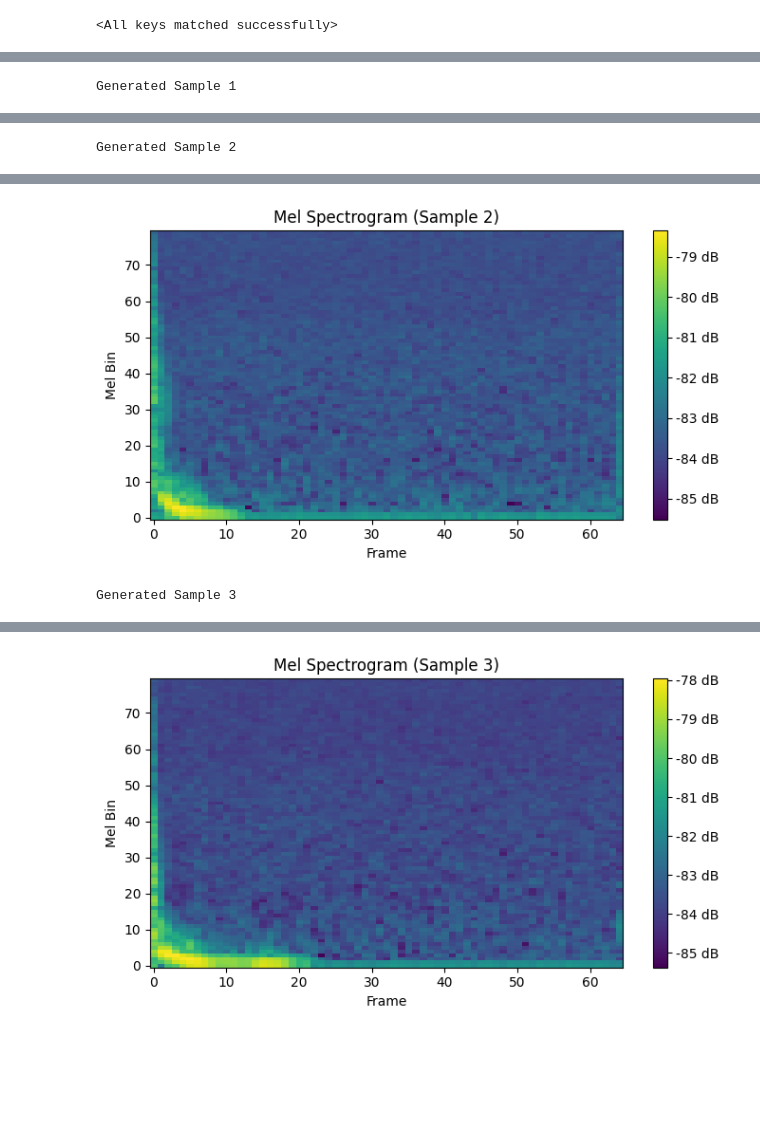
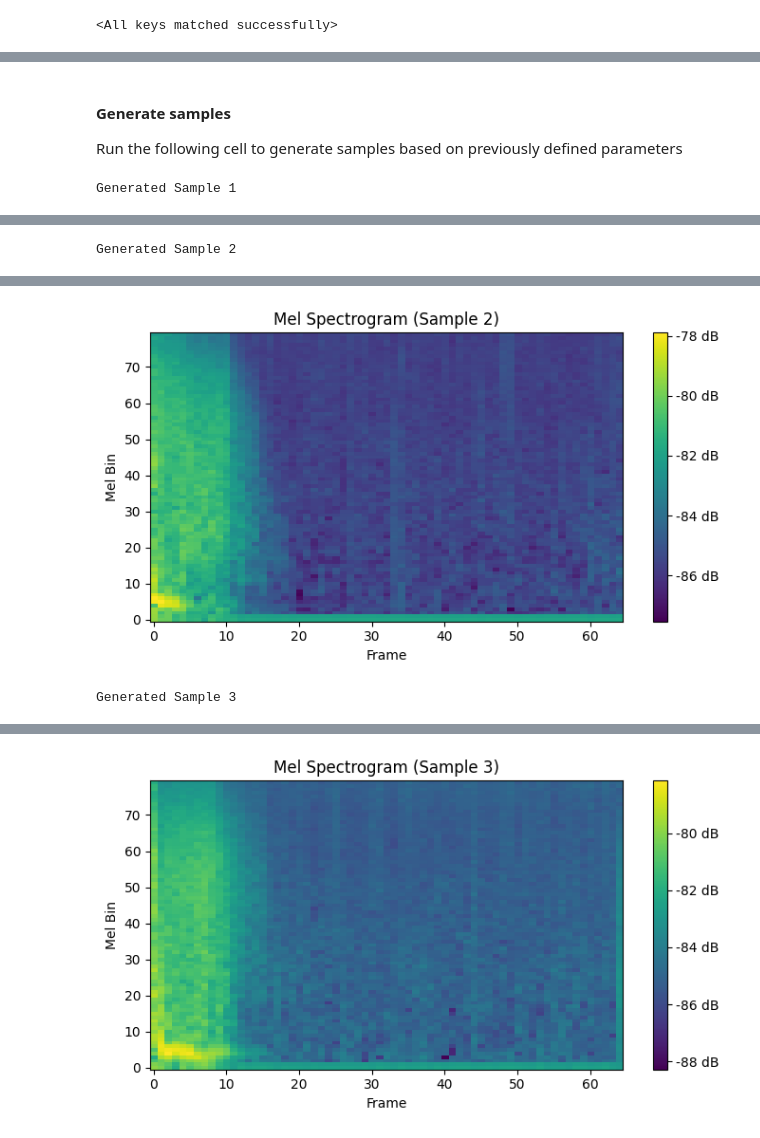
Before and after one commit to crlandsc/tiny-audio-diffusion, a Jupyter notebook: Inference.ipynb, the cells around one changed output, grey strips where cells are left out. Cells and saved outputs as stored; diff of their text form; code cells hidden in the pictures; blank space fills up the shorter version.

Commit message:
Updated inference notebook with more context, links to pre-trained models, and a way to listen to all samples in one audio clip

```diff
--- a/Inference.ipynb
+++ b/Inference.ipynb
@@ -18,4 +33,4 @@ from audio_diffusion_pytorch import DiffusionModel, UNetV0, VDiffusion, VSampler
 # %%
 # Load model checkpoint
-ckpt_path = "./saved_models/kicks/kicks_v7.ckpt" # path to checkpoint
-config_path = "./saved_models/kicks/config.yaml" # path to model config
+ckpt_path = "./saved_models/snares/snares_v0.ckpt" # path to model checkpoint
+config_path = "./saved_models/snares/config.yaml" # path to model config
@@ -126,17 +159,24 @@ model.load_state_dict(checkpoint) # should output "<All keys matched successfull
 sample_length = 2**15 # 32768 samples @ 44100 = .75 sec
 sr = 44100
 num_samples = 3 # number of samples to generate
-num_steps = 10 # number of diffusion steps, tradeoff inference speed for sample quality (10-100 is a good range)
+num_steps = 50 # number of diffusion steps, tradeoff inference speed for sample quality (10-100 is a good range)
+# %% [markdown]
+#### Generate samples
+Run the following cell to generate samples based on previously defined parameters
 # %%
 with torch.no_grad():
+    all_samples = torch.zeros(2, 0)
     for i in range(num_samples):
         noise = torch.randn((1, 2, sample_length), device=model.device) # [batch_size, in_channels, length]
-        generated_sample = model.model_ema.ema_model.sample(noise, num_steps=num_steps) # Suggested num_steps 10-100
+        generated_sample = model.model_ema.ema_model.sample(noise, num_steps=num_steps).squeeze(0).cpu() # Suggested num_steps 10-100
 
         print(f"Generated Sample {i+1}")
-        display(ipd.Audio(generated_sample.squeeze(0).cpu(), rate=sr))
+        display(ipd.Audio(generated_sample, rate=sr))
 
-        fig = plot_mel_spectrogram(generated_sample.squeeze(0).cpu())
+        # concatenate all samples:
+        all_samples = torch.concat((all_samples, generated_sample), dim=1)
+
+        fig = plot_mel_spectrogram(generated_sample)
         plt.title(f"Mel Spectrogram (Sample {i+1})")
         plt.show()
 
@@ -148,6 +188,6 @@ Generated Sample 1
 Generated Sample 2
 [interactive output not drawn]
-[figure, old version]
+[figure, new version]
 Generated Sample 3
 [interactive output not drawn]
-[figure, old version]
+[figure, new version]
```
Also changed, not shown: parts of 14 cells of this notebook.
